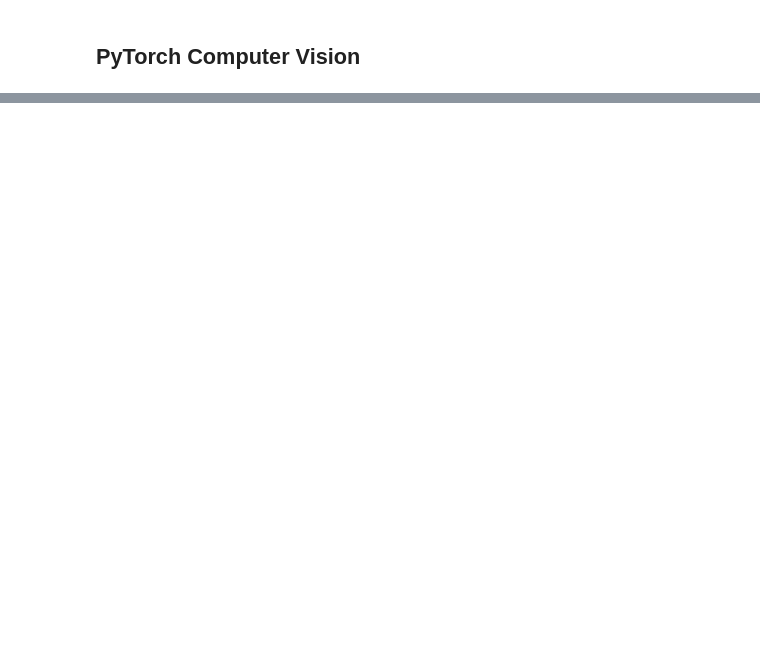
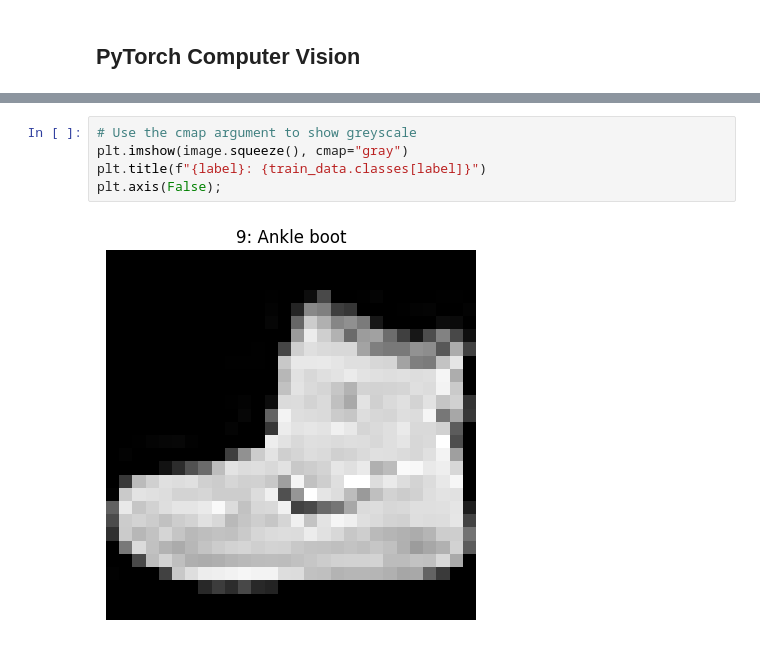
Before and after one commit to RumiaGIT/pytorch-research, a Jupyter notebook: 03_pytorch_computer_vision.ipynb, the cells around one changed output, grey strips where cells are left out. Saved outputs shown, nothing was run; the diff lists cells and outputs as text; blank space fills up the shorter version.

```diff
--- a/03_pytorch_computer_vision.ipynb
+++ b/03_pytorch_computer_vision.ipynb
@@ -26,0 +201,7 @@ import pandas as pd
+# %%
+# Use the cmap argument to show greyscale
+plt.imshow(image.squeeze(), cmap="gray")
+plt.title(f"{label}: {train_data.classes[label]}")
+plt.axis(False);
+# %% [output]
+[figure, added]
```
Also changed, not shown: parts of 105 cells of this notebook, 21 other files.
